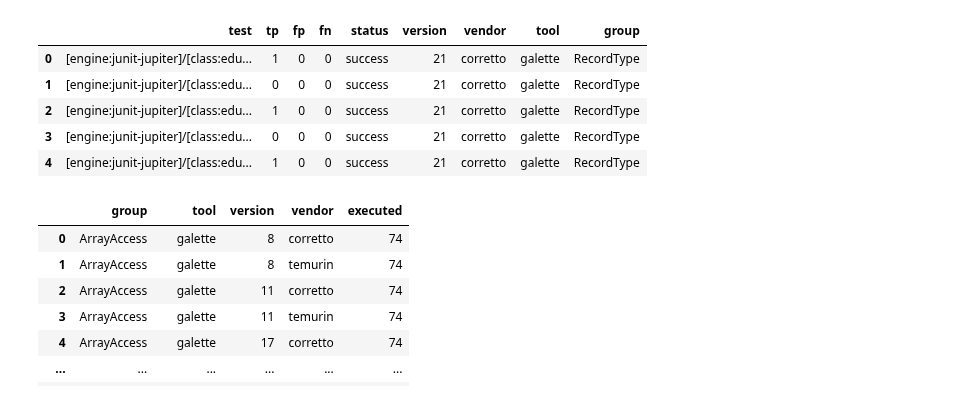
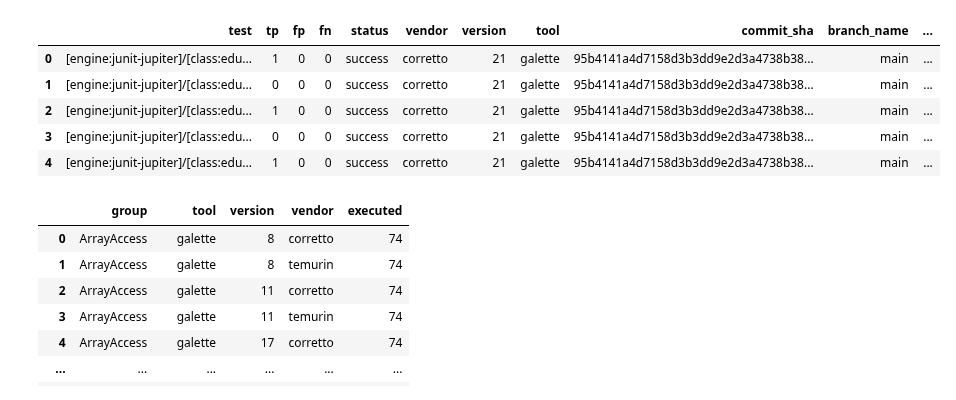
Before and after one commit to neu-se/galette, a Jupyter notebook: scripts/functional.ipynb, the cells around one changed output. Saved outputs shown, nothing was run; the diff lists cells and outputs as text; code cells hidden in the pictures.

Commit message:
* Started working on data analysis scripts

```diff
--- a/scripts/functional.ipynb
+++ b/scripts/functional.ipynb
@@ -1,13 +1,11 @@
 # %%
-import json
+from trial import extract
 import os
 import re
 from collections import defaultdict
 
 from report_util import *
 
-DATA_FILE_NAME = 'report.csv'
-INFO_FILE_NAME = 'info.json'
 STATUSES = ['tag', 'success', 'timeout', 'crash', 'abort', 'fail', 'vm-crash']
 MINIMUM_VERSIONS = defaultdict(
     lambda: 8,
@@ -19,31 +17,6 @@ MINIMUM_VERSIONS = defaultdict(
         'VarHandle': 9
     }
 )
-
-
-class FunctionalTrial:
-    """Represents the results of a taint tracking tool on the functional benchmarks."""
-
-    def __init__(self, trial_dir):
-        self.id = os.path.basename(trial_dir)
-        self.data_file = os.path.join(trial_dir, DATA_FILE_NAME)
-        self.info_file = os.path.join(trial_dir, INFO_FILE_NAME)
-        self.valid = all(os.path.isfile(f) for f in [self.data_file, self.info_file])
-        self.vendor = self.version = self.tool = None
-        if os.path.isfile(self.info_file):
-            with open(self.info_file, 'r') as f:
-                info = json.load(f)
-                self.version = int(info['version'])
-                self.tool = info['tool']
-                self.vendor = info['vendor']
-
-    def get_id(self):
-        return f"<id={self.id}, tool={self.tool}, vendor={self.vendor}, version={self.version}>"
-
-    def get_data_frame(self):
-        data = pd.read_csv(self.data_file) \
-            .rename(columns=lambda x: x.strip())
-        return set_columns(data, version=self.version, vendor=self.vendor, tool=self.tool)
 
 
 def get_benchmark_group(test_identifier):
@@ -58,44 +31,11 @@ def compute_status(fp, fn, status):
         return 'success' if (fp + fn == 0) else "tag"
 
 
-def find_trials(input_dir):
-    print(f'Searching for trials in {input_dir}.')
-    files = [os.path.join(input_dir, f) for f in os.listdir(input_dir)]
-    trials = list(map(FunctionalTrial, filter(os.path.isdir, files)))
-    print(f"\tFound {len(trials)} trials.")
-    return trials
-
-
-def check_trials(trials):
-    print(f'Checking trials.')
-    result = []
-    for c in trials:
-        if not c.valid:
-            print(f"\tMissing required files for {c.get_id()}.")
-        else:
-            result.append(c)
-    print(f'\t{len(result)} trials were valid.')
-    return result
-
-
-def combine_data(trials, file):
-    print('Creating functional benchmark CSV.')
-    data = pd.concat([t.get_data_frame() for t in trials]) \
-        .reset_index(drop=True)
-    # Remove disabled tests
-    data = data[data['status'] != 'disabled']
-    # Convert test class names into benchmark groups
-    data['group'] = data['test'].apply(get_benchmark_group)
-    data.to_csv(file, index=False)
-    print(f'\tWrote functional benchmark CSV to {file}.')
-    return data
-
-
 def complete_cartesian_index(data, columns, fill_value=0, categories=None):
     if categories is None:
-        categories = [data[c].unique() for c in columns]
-    # Create an index that it the cartesian product of all unique values in the specified columns
-    index = pd.MultiIndex.from_product(categories, names=columns)
+        index = compute_cartesian_index(data, columns)
+    else:
+        index = pd.MultiIndex.from_product(categories, names=columns)
     # Set the index of the data to be the selected columns and align with the new index
     return data.set_index(columns) \
         .reindex(index, fill_value=fill_value) \
@@ -139,10 +79,14 @@ def assert_vendor_matches(counts):
         assert_record_equality([select(counts, version=version, vendor=vendor) for vendor in vendors])
 
 
-reports_dir = '/home/katie/Downloads/slurm-1189404/'
+reports_dir = '/home/katie/Downloads/galette/slurm-1189404/'
 pd.set_option('display.max_rows', 100)
-trials = check_trials(find_trials(reports_dir))
-# Aggregate the individual CSVs
-data = combine_data(trials, os.path.join(reports_dir, 'semantic.csv'))
+data = extract(reports_dir, os.path.join(reports_dir, 'functional.csv'))
+# Remove disabled tests
+data = data[data['status'] != 'disabled']
+# Convert test class names into benchmark groups
+data['group'] = data['test'].apply(get_benchmark_group)
+# Convert versions to ints
+data['version'] = pd.to_numeric(data['version'])
 data.head()
 # %% [output]
@@ -155,9 +99,9 @@ Creating functional benchmark CSV.
-|  | test | tp | fp | fn | status | version | vendor | tool | group |
-| 0 | [engine:junit-jupiter]/[class:edu... | 1 | 0 | 0 | success | 21 | corretto | galette | RecordType |
-| 1 | [engine:junit-jupiter]/[class:edu... | 0 | 0 | 0 | success | 21 | corretto | galette | RecordType |
-| 2 | [engine:junit-jupiter]/[class:edu... | 1 | 0 | 0 | success | 21 | corretto | galette | RecordType |
-| 3 | [engine:junit-jupiter]/[class:edu... | 0 | 0 | 0 | success | 21 | corretto | galette | RecordType |
-| 4 | [engine:junit-jupiter]/[class:edu... | 1 | 0 | 0 | success | 21 | corretto | galette | RecordType |
+|  | test | tp | fp | fn | status | vendor | version | tool | commit_sha | branch_name | ... |
+| 0 | [engine:junit-jupiter]/[class:edu... | 1 | 0 | 0 | success | corretto | 21 | galette | 95b4141a4d7158d3b3dd9e2d3a4738b38... | main | ... |
+| 1 | [engine:junit-jupiter]/[class:edu... | 0 | 0 | 0 | success | corretto | 21 | galette | 95b4141a4d7158d3b3dd9e2d3a4738b38... | main | ... |
+| 2 | [engine:junit-jupiter]/[class:edu... | 1 | 0 | 0 | success | corretto | 21 | galette | 95b4141a4d7158d3b3dd9e2d3a4738b38... | main | ... |
+| 3 | [engine:junit-jupiter]/[class:edu... | 0 | 0 | 0 | success | corretto | 21 | galette | 95b4141a4d7158d3b3dd9e2d3a4738b38... | main | ... |
+| 4 | [engine:junit-jupiter]/[class:edu... | 1 | 0 | 0 | success | corretto | 21 | galette | 95b4141a4d7158d3b3dd9e2d3a4738b38... | main | ... |
 # %%
 executed = compute_executions_counts(data)
 check_execution_counts(executed)
```
Also changed, not shown: parts of 1 cell of this notebook, 5 other files.
